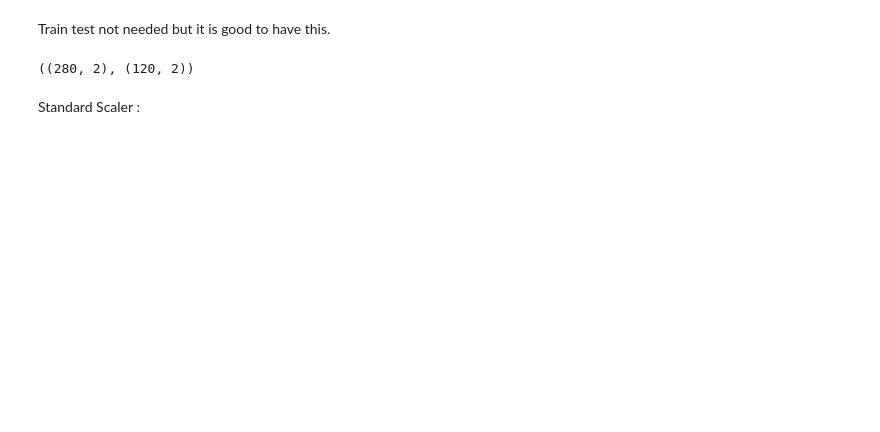
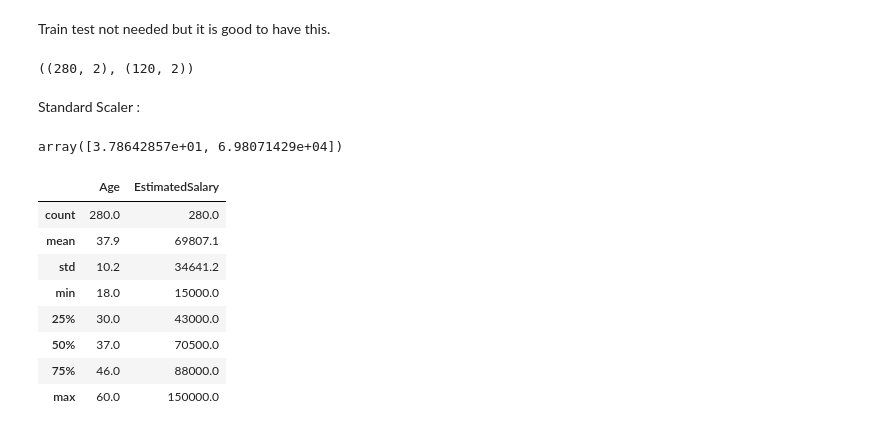
Before and after one commit to ankitsrm/MLLib, a Jupyter notebook: Featur_Scalling.ipynb, the cells around one changed output. Cells and saved outputs as stored; diff of their text form; code cells hidden in the pictures; blank space fills up the shorter version.

```diff
--- a/Featur_Scalling.ipynb
+++ b/Featur_Scalling.ipynb
@@ -36,3 +36,7 @@ scaler.fit(X_train)
 #Transfrom train adn test sets.
 X_train_scaled = scaler.transform(X_train)
 X_test_scaled = scaler.transform(X_test)
+# %%
+scaler.mean_
+# %% [output]
+array([3.78642857e+01, 6.98071429e+04])
@@ -38,0 +46,12 @@ X_test_scaled = scaler.transform(X_test)
+# %%
+np.round(X_train.describe(),1)
+# %% [output]
+|  | Age | EstimatedSalary |
+| count | 280.0 | 280.0 |
+| mean | 37.9 | 69807.1 |
+| std | 10.2 | 34641.2 |
+| min | 18.0 | 15000.0 |
+| 25% | 30.0 | 43000.0 |
+| 50% | 37.0 | 70500.0 |
+| 75% | 46.0 | 88000.0 |
+| max | 60.0 | 150000.0 |
```
Also changed, not shown: parts of 6 cells of this notebook.
